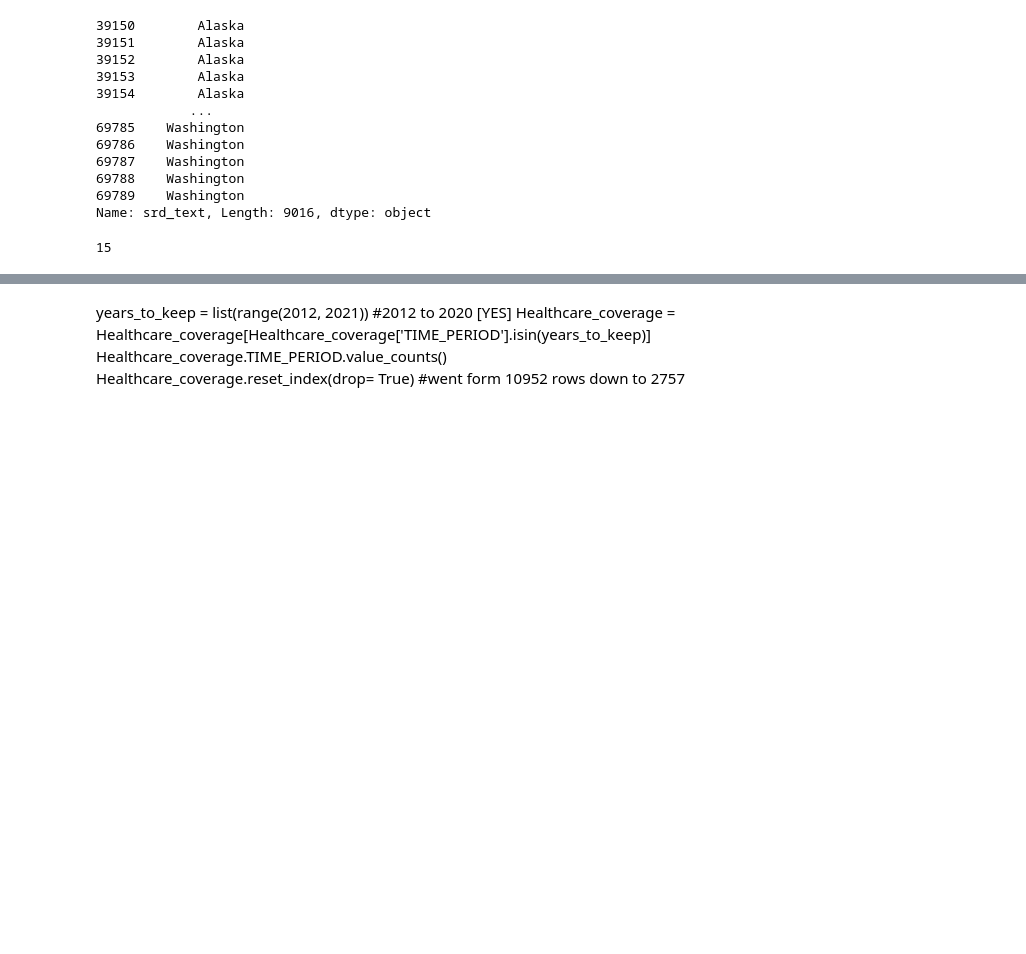
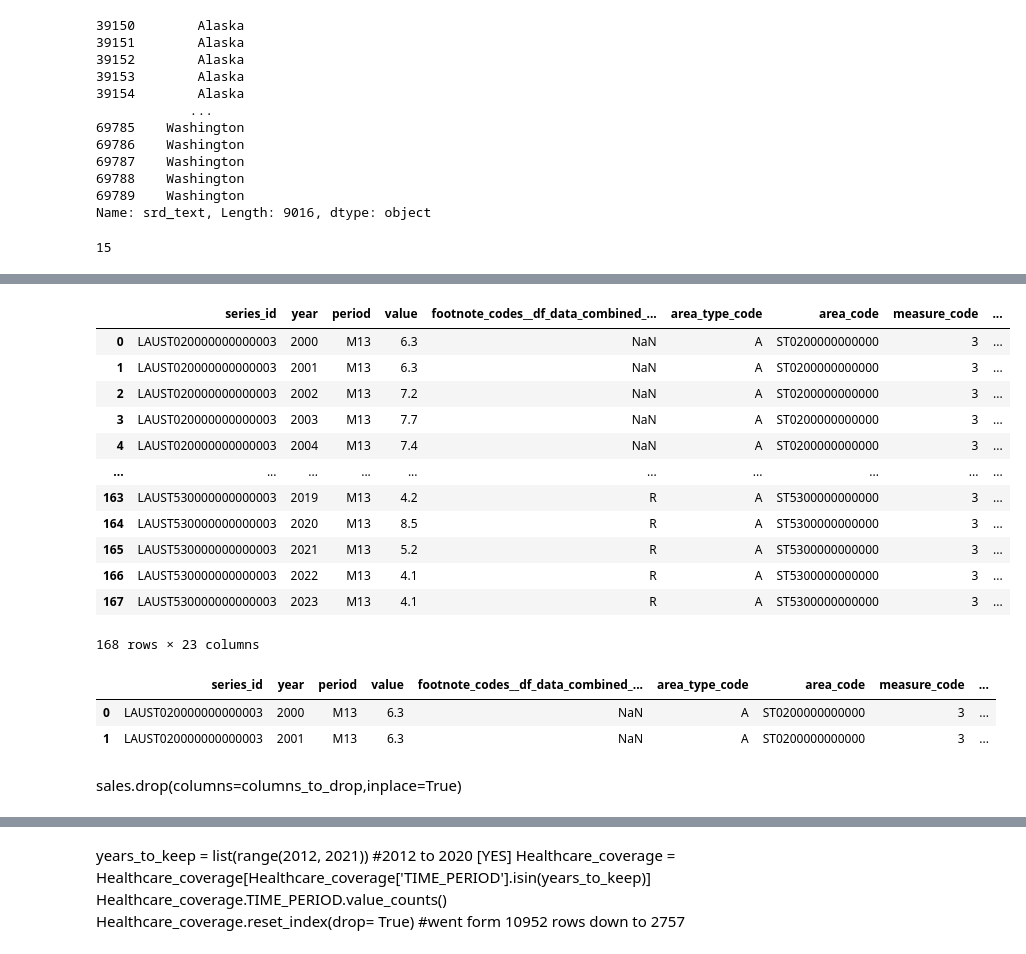
Before and after one commit to Kiirandeep/Capstone, a Jupyter notebook: Script/unemployment_kiran1.ipynb, the cells around one changed output, grey strips where cells are left out. Cells and saved outputs as stored; diff of their text form; code cells hidden in the pictures; blank space fills up the shorter version.

```diff
--- a/Script/unemployment_kiran1.ipynb
+++ b/Script/unemployment_kiran1.ipynb
@@ -780,0 +563,22 @@ df_data_combined_statewide_2010above_only.query('measure_text == "unemployment r
+# %%
+states_aa2000 = df_data_combined_statewide_2000above_only.query('measure_text == "unemployment rate" & period_name == "Annual Average"').reset_index(drop = True)
+# %% [output]
+|  | series_id | year | period | value | footnote_codes__df_data_combined_... | area_type_code | area_code | measure_code | ... |
+| 0 | LAUST020000000000003 | 2000 | M13 | 6.3 | NaN | A | ST0200000000000 | 3 | ... |
+| 1 | LAUST020000000000003 | 2001 | M13 | 6.3 | NaN | A | ST0200000000000 | 3 | ... |
+| 2 | LAUST020000000000003 | 2002 | M13 | 7.2 | NaN | A | ST0200000000000 | 3 | ... |
+| 3 | LAUST020000000000003 | 2003 | M13 | 7.7 | NaN | A | ST0200000000000 | 3 | ... |
+| 4 | LAUST020000000000003 | 2004 | M13 | 7.4 | NaN | A | ST0200000000000 | 3 | ... |
+| ... | ... | ... | ... | ... | ... | ... | ... | ... | ... |
+| 163 | LAUST530000000000003 | 2019 | M13 | 4.2 | R | A | ST5300000000000 | 3 | ... |
+| 164 | LAUST530000000000003 | 2020 | M13 | 8.5 | R | A | ST5300000000000 | 3 | ... |
+| 165 | LAUST530000000000003 | 2021 | M13 | 5.2 | R | A | ST5300000000000 | 3 | ... |
+| 166 | LAUST530000000000003 | 2022 | M13 | 4.1 | R | A | ST5300000000000 | 3 | ... |
+| 167 | LAUST530000000000003 | 2023 | M13 | 4.1 | R | A | ST5300000000000 | 3 | ... |
+168 rows × 23 columns
+# %%
+states_aa2000.head(2)
+# %% [output]
+|  | series_id | year | period | value | footnote_codes__df_data_combined_... | area_type_code | area_code | measure_code | ... |
+| 0 | LAUST020000000000003 | 2000 | M13 | 6.3 | NaN | A | ST0200000000000 | 3 | ... |
+| 1 | LAUST020000000000003 | 2001 | M13 | 6.3 | NaN | A | ST0200000000000 | 3 | ... |
@@ -780,0 +589,2 @@ df_data_combined_statewide_2010above_only.query('measure_text == "unemployment r
+# %% [markdown]
+sales.drop(columns=columns_to_drop,inplace=True)
```
Also changed, not shown: parts of 44 cells of this notebook, 3 other files.
